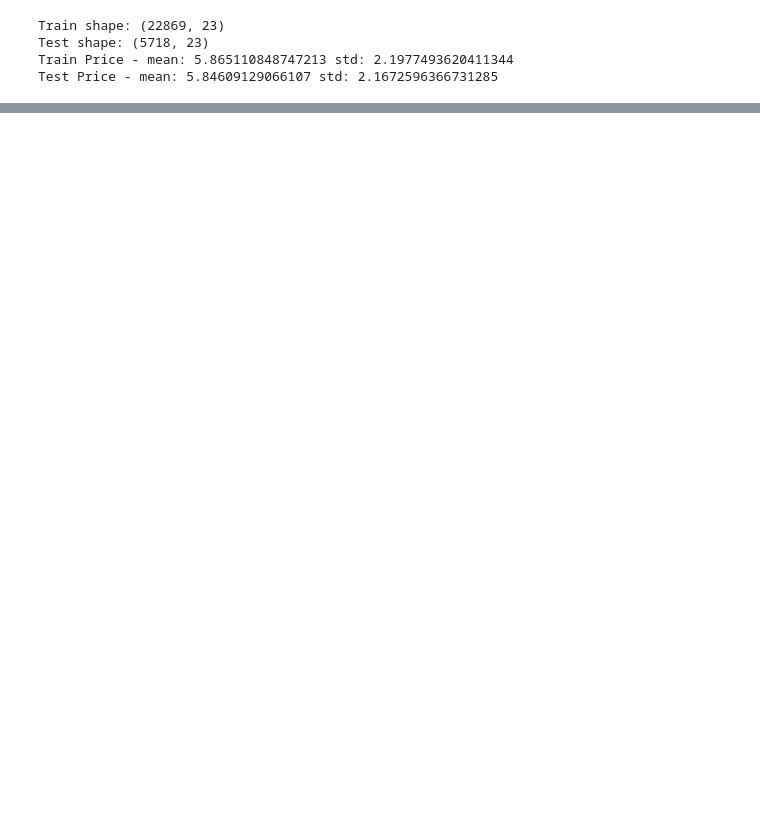
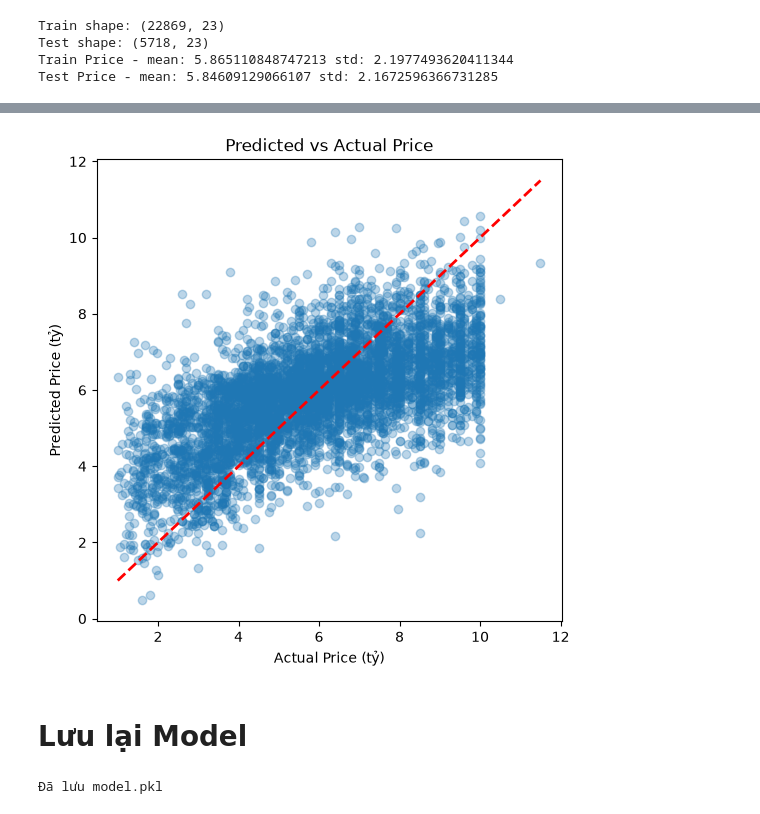
Before and after one commit to hhlong2808/vietnam-house-price-prediction, a Jupyter notebook: src/model.ipynb, the cells around one changed output, grey strips where cells are left out. Drawn from its saved outputs; the diff is of its cells as text; code cells hidden in the pictures; blank space fills up the shorter version.

```diff
--- a/src/model.ipynb
+++ b/src/model.ipynb
@@ -47,0 +50,7 @@ Test Price - mean: 5.84609129066107 std: 2.1672596366731285
+# %%
+from sklearn.linear_model import LinearRegression
+
+model = LinearRegression()
+model.fit(X_train, y_train)
+
+print("Đã train xong model")
@@ -47,0 +87,13 @@ Test Price - mean: 5.84609129066107 std: 2.1672596366731285
+# %%
+from sklearn.metrics import mean_absolute_error, mean_squared_error, r2_score
+import numpy as np
+
+y_pred = model.predict(X_test)
+
+mae = mean_absolute_error(y_test, y_pred)
+rmse = np.sqrt(mean_squared_error(y_test, y_pred))
+r2 = r2_score(y_test, y_pred)
+
+print(f"MAE:  {mae:.3f} tỷ")
+print(f"RMSE: {rmse:.3f} tỷ")
+print(f"R²:   {r2:.3f}")
@@ -47,0 +111,23 @@ Test Price - mean: 5.84609129066107 std: 2.1672596366731285
+# %%
+# Biểu đồ Predicted vs Actual
+import matplotlib.pyplot as plt
+
+plt.figure(figsize=(6, 6))
+plt.scatter(y_test, y_pred, alpha=0.3)
+plt.plot([y_test.min(), y_test.max()], [y_test.min(), y_test.max()], 'r--', lw=2)
+plt.xlabel('Actual Price (tỷ)')
+plt.ylabel('Predicted Price (tỷ)')
+plt.title('Predicted vs Actual Price')
+plt.show()
+# %% [output]
+[figure, added]
+# %% [markdown]
+# Lưu lại Model
+# %%
+import joblib
+
+# Lưu model chính thức (bản gốc, không log-transform)
+joblib.dump(model, '../model.pkl')
+print("Đã lưu model.pkl")
+# %% [output]
+Đã lưu model.pkl
```
Also changed, not shown: parts of 10 cells of this notebook, 2 other files.
